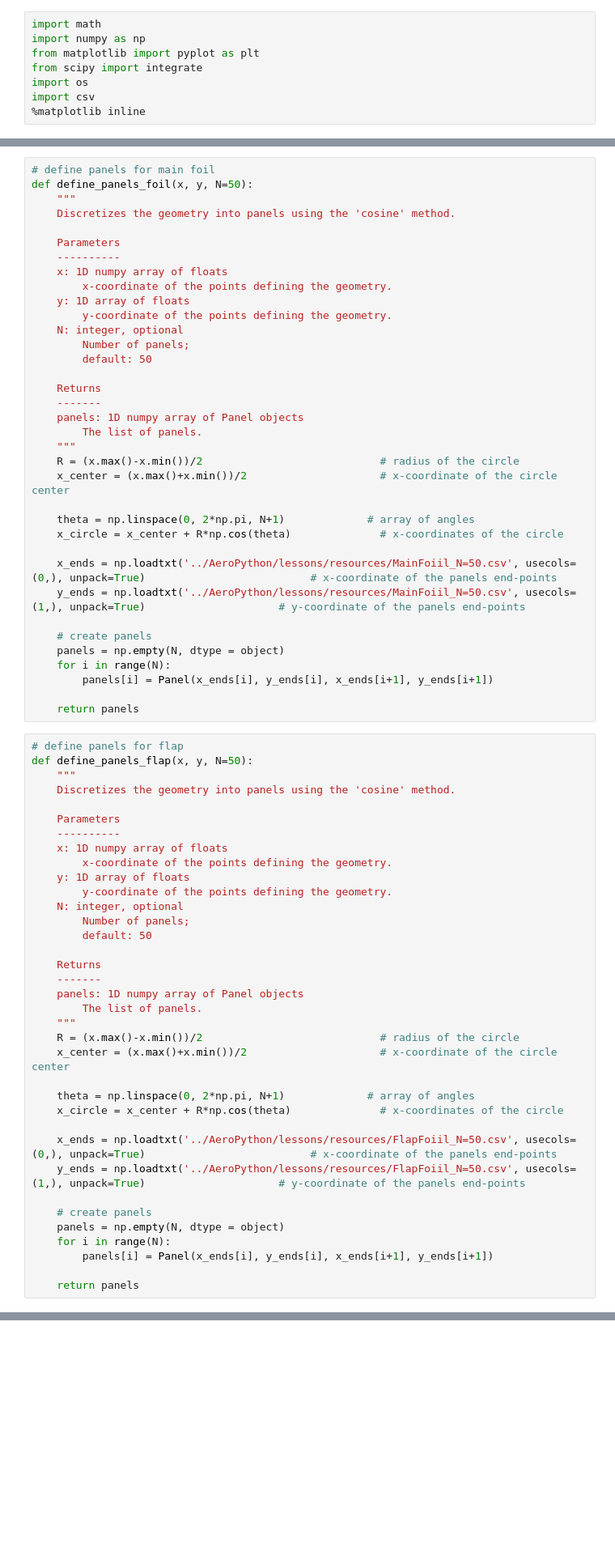
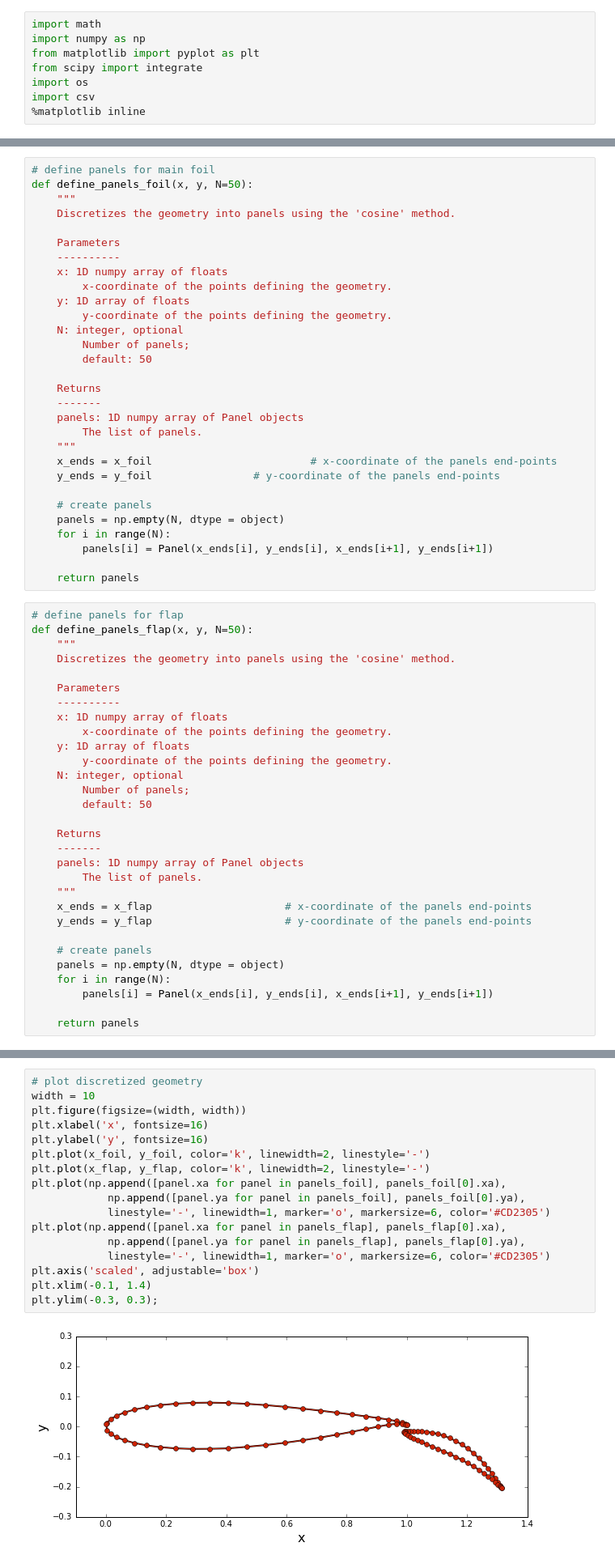
Before and after one commit to Pjgeno14/mae6226-workspace, a Jupyter notebook: Assignment-3.ipynb, the cells around one changed output, grey strips where cells are left out. Shown: that part at 81% size. Saved outputs shown, nothing was run; the diff lists cells and outputs as text; blank space fills up the shorter version.

```diff
--- a/Assignment-3.ipynb
+++ b/Assignment-3.ipynb
@@ -85,14 +98,8 @@ def define_panels_foil(x, y, N=50):
     panels: 1D numpy array of Panel objects
         The list of panels.
     """
-    R = (x.max()-x.min())/2                            # radius of the circle
-    x_center = (x.max()+x.min())/2                     # x-coordinate of the circle center
-
-    theta = np.linspace(0, 2*np.pi, N+1)             # array of angles
-    x_circle = x_center + R*np.cos(theta)              # x-coordinates of the circle
-
-    x_ends = np.loadtxt('../AeroPython/lessons/resources/MainFoiil_N=50.csv', usecols=(0,), unpack=True)                          # x-coordinate of the panels end-points
-    y_ends = np.loadtxt('../AeroPython/lessons/resources/MainFoiil_N=50.csv', usecols=(1,), unpack=True)                     # y-coordinate of the panels end-points
+    x_ends = x_foil                         # x-coordinate of the panels end-points
+    y_ends = y_foil                # y-coordinate of the panels end-points
 
     # create panels
     panels = np.empty(N, dtype = object)
@@ -121,14 +128,8 @@ def define_panels_flap(x, y, N=50):
     panels: 1D numpy array of Panel objects
         The list of panels.
     """
-    R = (x.max()-x.min())/2                            # radius of the circle
-    x_center = (x.max()+x.min())/2                     # x-coordinate of the circle center
-
-    theta = np.linspace(0, 2*np.pi, N+1)             # array of angles
-    x_circle = x_center + R*np.cos(theta)              # x-coordinates of the circle
-
-    x_ends = np.loadtxt('../AeroPython/lessons/resources/FlapFoiil_N=50.csv', usecols=(0,), unpack=True)                          # x-coordinate of the panels end-points
-    y_ends = np.loadtxt('../AeroPython/lessons/resources/FlapFoiil_N=50.csv', usecols=(1,), unpack=True)                     # y-coordinate of the panels end-points
+    x_ends = x_flap                     # x-coordinate of the panels end-points
+    y_ends = y_flap                     # y-coordinate of the panels end-points
 
     # create panels
     panels = np.empty(N, dtype = object)
@@ -144,0 +144,19 @@ NameError: name 'x_foil' is not defined
+# %%
+# plot discretized geometry
+width = 10
+plt.figure(figsize=(width, width))
+plt.xlabel('x', fontsize=16)
+plt.ylabel('y', fontsize=16)
+plt.plot(x_foil, y_foil, color='k', linewidth=2, linestyle='-')
+plt.plot(x_flap, y_flap, color='k', linewidth=2, linestyle='-')
+plt.plot(np.append([panel.xa for panel in panels_foil], panels_foil[0].xa),
+            np.append([panel.ya for panel in panels_foil], panels_foil[0].ya),
+            linestyle='-', linewidth=1, marker='o', markersize=6, color='#CD2305')
+plt.plot(np.append([panel.xa for panel in panels_flap], panels_flap[0].xa),
+            np.append([panel.ya for panel in panels_flap], panels_flap[0].ya),
+            linestyle='-', linewidth=1, marker='o', markersize=6, color='#CD2305')
+plt.axis('scaled', adjustable='box')
+plt.xlim(-0.1, 1.4)
+plt.ylim(-0.3, 0.3);
+# %% [output]
+[figure, added]
```
Also changed, not shown: parts of 15 cells of this notebook.
